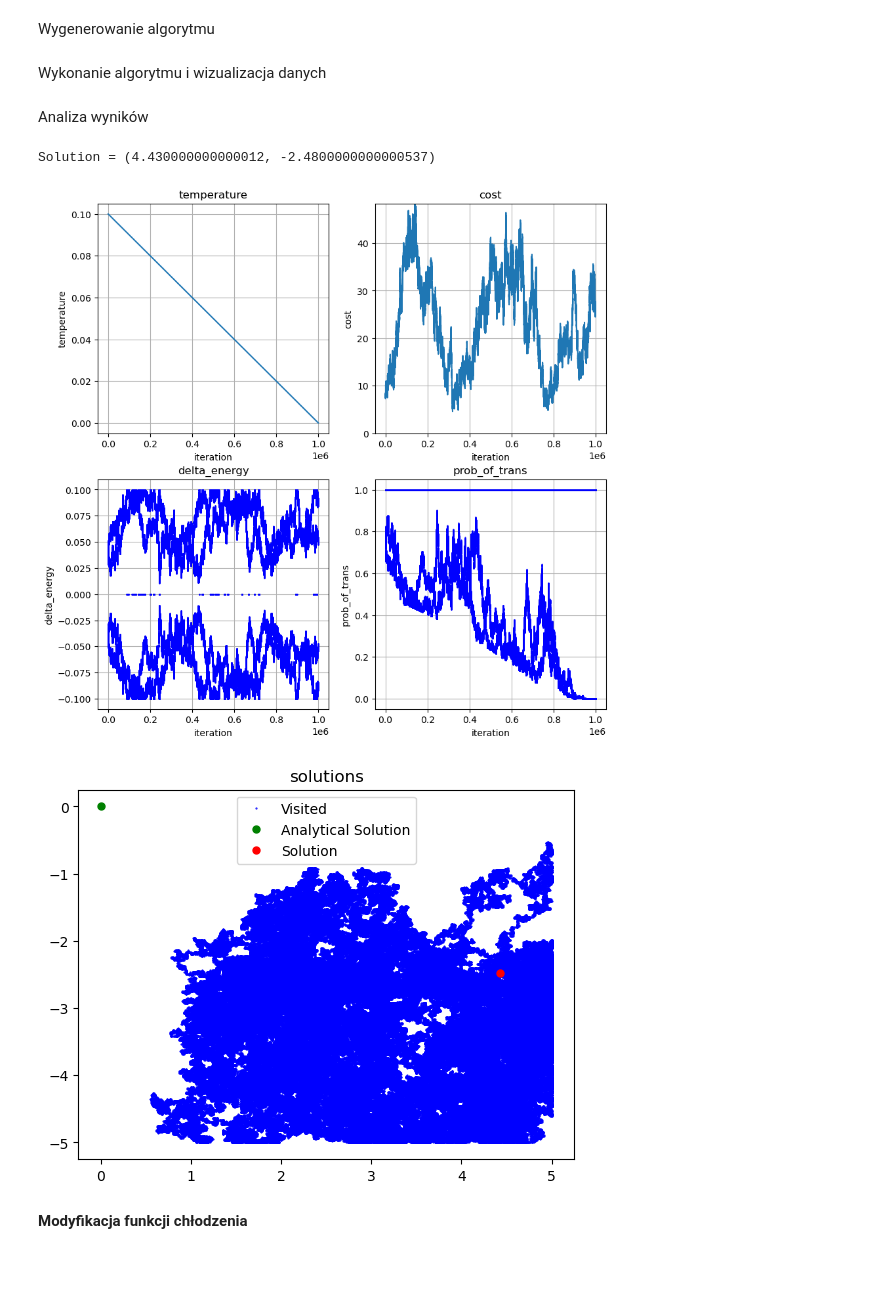
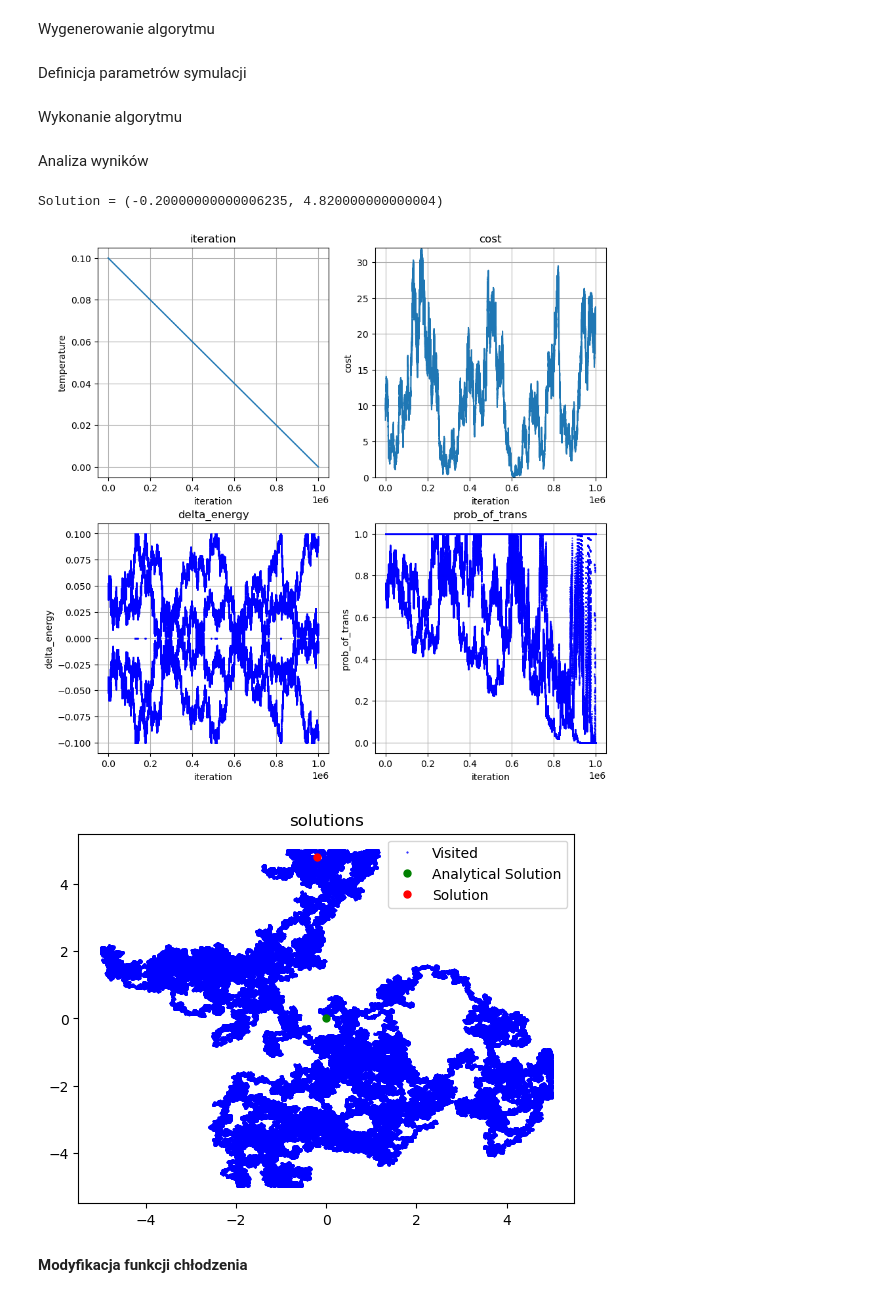
Before and after one commit to koltonjakub/TimeAssignmentProblem, a Jupyter notebook: solution/tst.ipynb, the cells around one changed output. Drawn from its saved outputs; the diff is of its cells as text; code cells hidden in the pictures; blank space fills up the shorter version.

```diff
--- a/solution/tst.ipynb
+++ b/solution/tst.ipynb
@@ -65,3 +65,5 @@ Wygenerowanie algorytmu
 # %%
 solution_type = Tuple[Union[int, float], Union[int, float]]
 sim_an = generate_sa_algorithm(solution_type)
+# %% [markdown]
+Definicja parametrów symulacji
@@ -68,3 +74,3 @@ sim_an = generate_sa_algorithm(solution_type)
 # %% [markdown]
-Wykonanie algorytmu i wizualizacja danych
+Wykonanie algorytmu
 # %%
@@ -84,21 +86,21 @@ Analiza wyników
 # %%
 print(f'Solution = {sol}')
 
 plot_scope(scope)
 
-x_vec = [tup[0] for tup in scope[ScopeParams.solution]]
-y_vec = [tup[1] for tup in scope[ScopeParams.solution]]
+x_vec = [tup[0] for tup in scope.visited_solution]
+y_vec = [tup[1] for tup in scope.visited_solution]
 
 plt.plot(x_vec, y_vec, 'b.', markersize=1, label='Visited')
 plt.plot(0, 0, 'g.', markersize=10, label='Analytical Solution')
 plt.plot(sol[0], sol[1], 'r.', markersize=10, label='Solution')
 plt.title('solutions')
 plt.legend()
 plt.show()
 # %% [output]
-Solution = (4.430000000000012, -2.4800000000000537)
+Solution = (-0.20000000000006235, 4.820000000000004)
-[figure, old version]
+[figure, new version]
-[figure, old version]
+[figure, new version]
 # %% [markdown]
 __Modyfikacja funkcji chłodzenia__
 # %%
```
Also changed, not shown: parts of 4 cells of this notebook, 4 other files.
